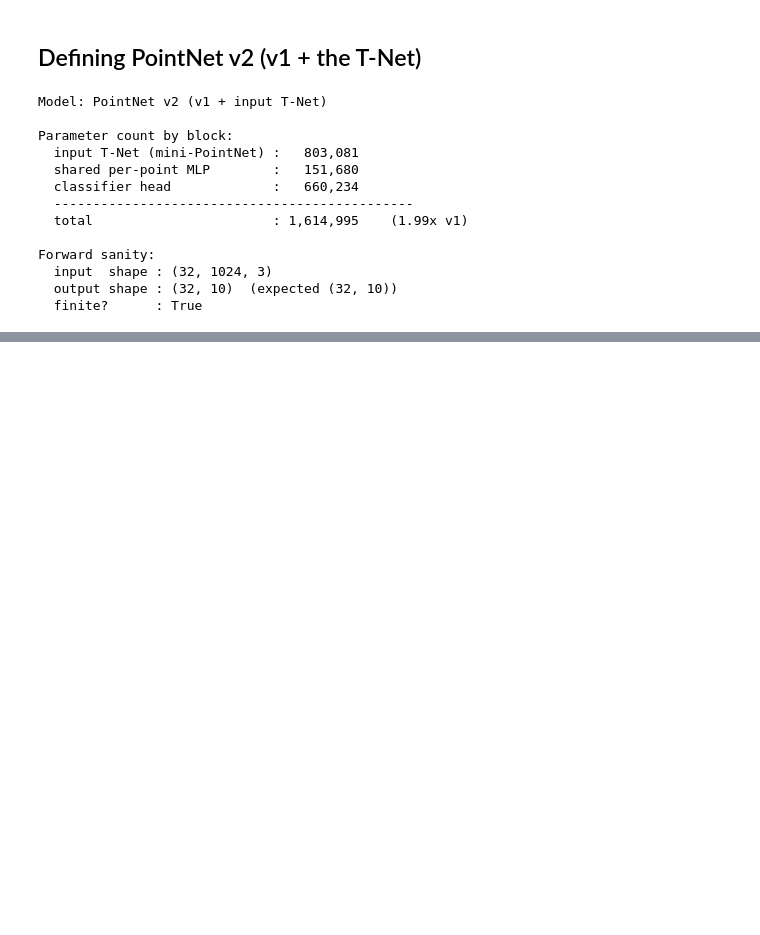
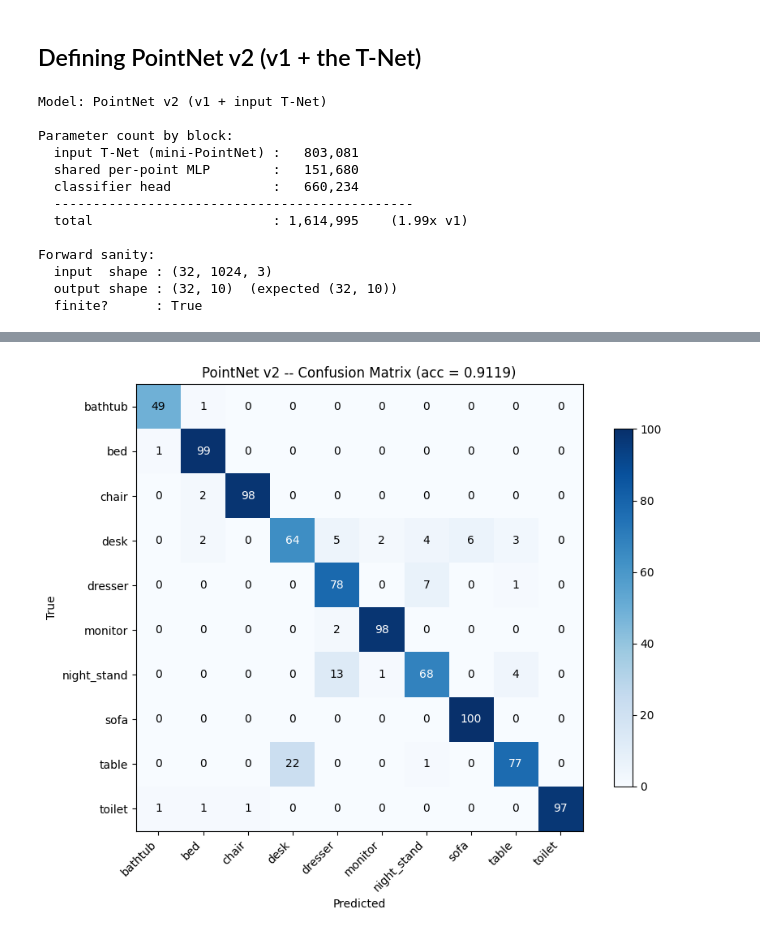
Before and after one commit to Vatsy05/3D-Object-Detection, a Jupyter notebook: notebooks/PointCloudPointNet_v2.ipynb, the cells around one changed output, grey strips where cells are left out. Cells and saved outputs as stored; diff of their text form; code cells hidden in the pictures; blank space fills up the shorter version.

Commit message:
Per Class Metrics

```diff
--- a/notebooks/PointCloudPointNet_v2.ipynb
+++ b/notebooks/PointCloudPointNet_v2.ipynb
@@ -211,0 +310,86 @@ Forward sanity:
+# %%
+from sklearn.metrics import (
+    classification_report, confusion_matrix,
+    accuracy_score, f1_score, precision_recall_fscore_support,
+)
+
+# Load best v2 checkpoint
+model = PointNetV2(num_classes=10).to(device)
+model.load_state_dict(torch.load(best_path_v2, map_location=device, weights_only=True))
+model.eval()
+
+# Inference on full test set
+all_preds, all_labels = [], []
+with torch.no_grad():
+    for pts, lbls in test_loader:
+        pts = pts.to(device)
+        preds = model(pts).argmax(1).cpu().numpy()
+        all_preds.append(preds)
+        all_labels.append(lbls.numpy())
+all_preds  = np.concatenate(all_preds)
+all_labels = np.concatenate(all_labels)
+
+# ---- 1. Overall metrics ----
+acc         = accuracy_score(all_labels, all_preds)
+macro_f1    = f1_score(all_labels, all_preds, average="macro")
+weighted_f1 = f1_score(all_labels, all_preds, average="weighted")
+
+print("=" * 55)
+print("OVERALL METRICS -- v2 (v1 + input T-Net)")
+print("=" * 55)
+print(f"  Accuracy     : {acc:.4f}   (v1 was 0.9174, delta {acc - 0.9174:+.4f})")
+print(f"  Macro F1     : {macro_f1:.4f}   (v1 was 0.9125)")
+print(f"  Weighted F1  : {weighted_f1:.4f}   (v1 was 0.9183)")
+
+# ---- 2. Per-class table ----
+print("\n" + "=" * 55)
+print("PER-CLASS METRICS")
+print("=" * 55)
+print(classification_report(all_labels, all_preds, target_names=CLASSES, digits=4))
+
+# ---- 3. Class coverage check ----
+predicted_classes = set(all_preds.tolist())
+missing = set(range(10)) - predicted_classes
+print("=" * 55)
+print("CLASS COVERAGE CHECK")
+print("=" * 55)
+print(f"  Distinct classes predicted: {len(predicted_classes)}/10")
+if missing:
+    print(f"  MISSING: {[CLASSES[i] for i in sorted(missing)]}")
+    print(f"  GATE FAILED")
+else:
+    print(f"  GATE PASSED")
+
+# ---- 4. v1 vs v2 per-class F1 comparison ----
+v1_f1 = {
+    "bathtub": 0.8750, "bed": 0.9043, "chair": 0.9900, "desk": 0.8712,
+    "dresser": 0.8324, "monitor": 0.9796, "night_stand": 0.7933,
+    "sofa": 0.9899, "table": 0.9048, "toilet": 0.9848,
+}
+_, _, v2_f1_array, _ = precision_recall_fscore_support(
+    all_labels, all_preds, labels=list(range(10)), zero_division=0
+)
+
+print("\n" + "=" * 55)
+print("PER-CLASS F1 -- v1 vs v2 (positive delta = T-Net helped)")
+print("=" * 55)
+print(f"  {'class':<14}{'v1 F1':>10}{'v2 F1':>10}{'delta':>10}")
+print(f"  {'-'*44}")
+for i, c in enumerate(CLASSES):
+    print(f"  {c:<14}{v1_f1[c]:>10.4f}{v2_f1_array[i]:>10.4f}{v2_f1_array[i] - v1_f1[c]:>+10.4f}")
+
+# ---- 5. Confusion matrix ----
+cm = confusion_matrix(all_labels, all_preds, labels=list(range(10)))
+fig, ax = plt.subplots(figsize=(9, 7))
+im = ax.imshow(cm, cmap="Blues")
+ax.set_xticks(range(10)); ax.set_yticks(range(10))
+ax.set_xticklabels(CLASSES, rotation=45, ha="right")
+ax.set_yticklabels(CLASSES)
+ax.set_xlabel("Predicted"); ax.set_ylabel("True")
+ax.set_title(f"PointNet v2 -- Confusion Matrix (acc = {acc:.4f})")
+for i in range(10):
+    for j in range(10):
+        ax.text(j, i, cm[i, j], ha="center", va="center",
+                color="white" if cm[i, j] > cm.max()/2 else "black", fontsize=10)
+plt.colorbar(im, ax=ax, shrink=0.8); plt.tight_layout(); plt.show()
+# %% [output]
@@ -211,0 +413 @@ Forward sanity:
+[figure, added]
```
Also changed, not shown: parts of 10 cells of this notebook.
